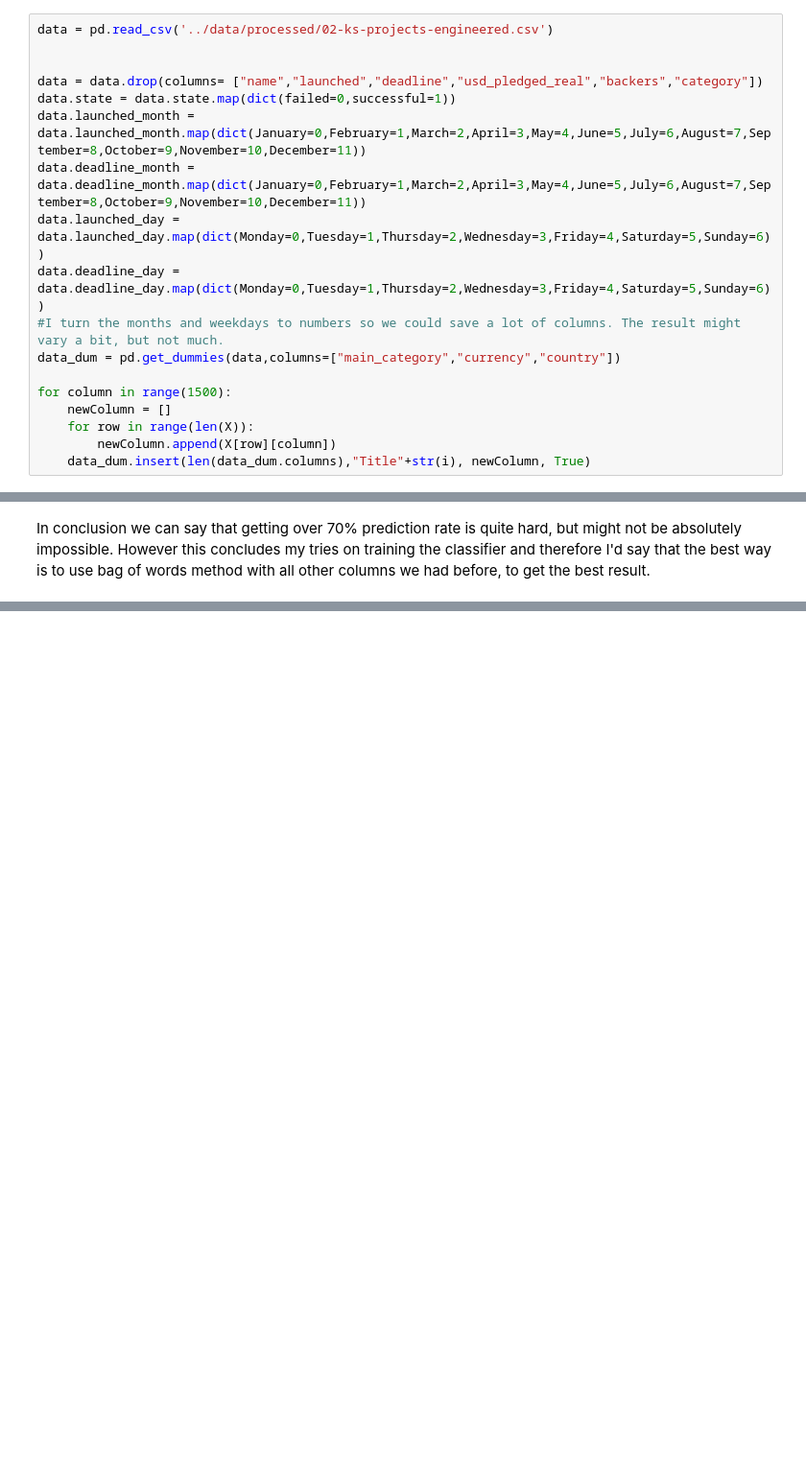
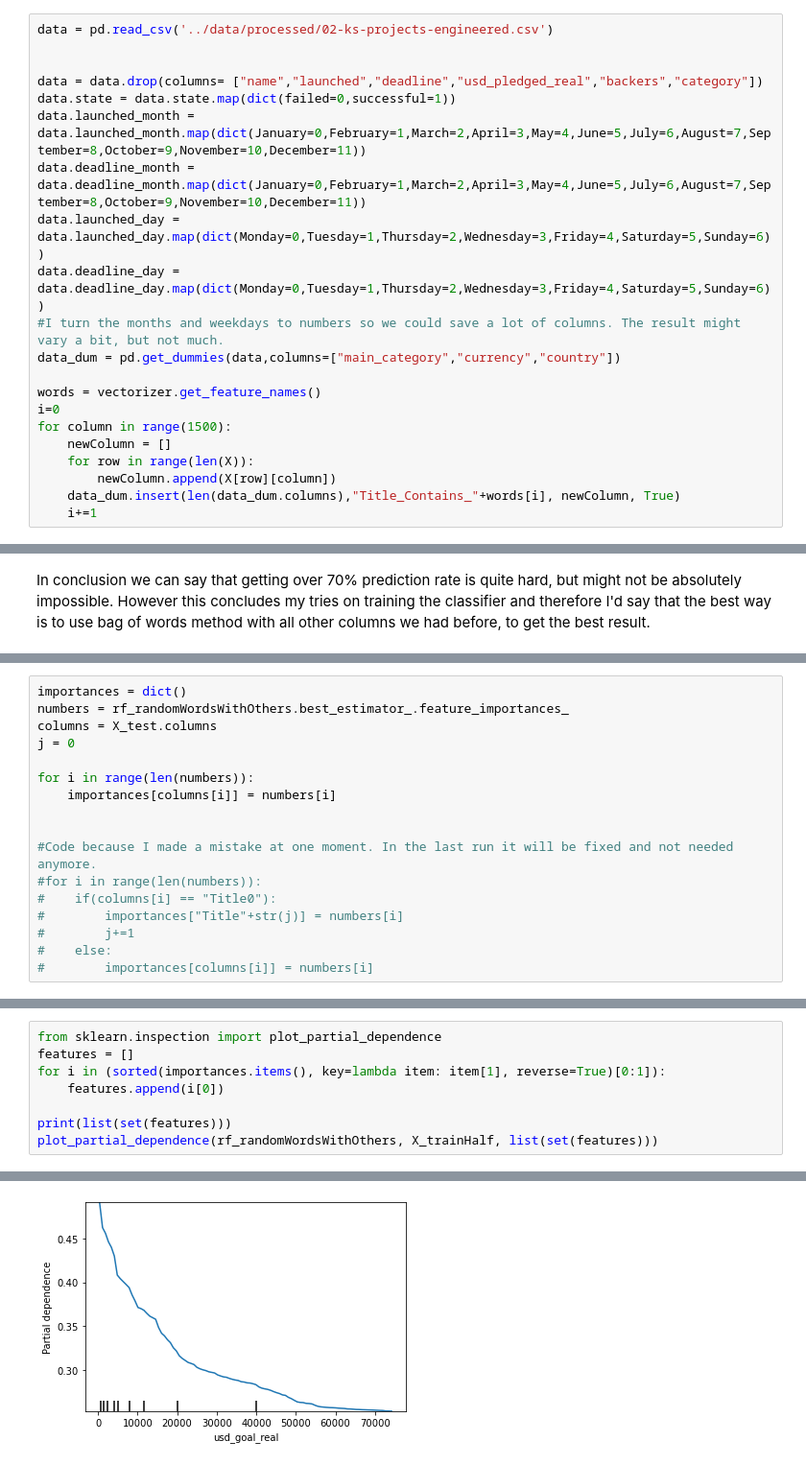
Before and after one commit to ekoemets/ids-project, a Jupyter notebook: notebooks/Random_Forest_based_on_project_titles.ipynb, the cells around one changed output, grey strips where cells are left out. Shown at 96% size. Saved outputs shown, nothing was run; the diff lists cells and outputs as text; blank space fills up the shorter version.

Commit message:
Random Forest based on titles ready

```diff
--- a/notebooks/Karl's notebook (name to be changed).ipynb
+++ b/notebooks/Random_Forest_based_on_project_titles.ipynb
@@ -435,11 +447,14 @@ data.deadline_day = data.deadline_day.map(dict(Monday=0,Tuesday=1,Thursday=2,Wed
 #I turn the months and weekdays to numbers so we could save a lot of columns. The result might vary a bit, but not much.
 data_dum = pd.get_dummies(data,columns=["main_category","currency","country"])
 
+words = vectorizer.get_feature_names()
+i=0
 for column in range(1500):
     newColumn = []
     for row in range(len(X)):
         newColumn.append(X[row][column])
-    data_dum.insert(len(data_dum.columns),"Title"+str(i), newColumn, True)
+    data_dum.insert(len(data_dum.columns),"Title_Contains_"+words[i], newColumn, True)
+    i+=1
 # %%
 data_dum.columns
 X = data_dum.copy()
@@ -505,0 +547,17 @@ In conclusion we can say that getting over 70% prediction rate is quite hard, bu
+# %%
+importances = dict()
+numbers = rf_randomWordsWithOthers.best_estimator_.feature_importances_
+columns = X_test.columns
+j = 0
+
+for i in range(len(numbers)):
+    importances[columns[i]] = numbers[i]
+
+
+#Code because I made a mistake at one moment. In the last run it will be fixed and not needed anymore.
+#for i in range(len(numbers)):
+#    if(columns[i] == "Title0"):
+#        importances["Title"+str(j)] = numbers[i]
+#        j+=1
+#    else:
+#        importances[columns[i]] = numbers[i]
@@ -505,0 +584,9 @@ In conclusion we can say that getting over 70% prediction rate is quite hard, bu
+# %%
+from sklearn.inspection import plot_partial_dependence
+features = []
+for i in (sorted(importances.items(), key=lambda item: item[1], reverse=True)[0:1]):
+    features.append(i[0])
+
+print(list(set(features)))
+plot_partial_dependence(rf_randomWordsWithOthers, X_trainHalf, list(set(features)))
+# %% [output]
@@ -505,0 +595 @@ In conclusion we can say that getting over 70% prediction rate is quite hard, bu
+[figure, added]
```
Also changed, not shown: parts of 18 cells of this notebook.
